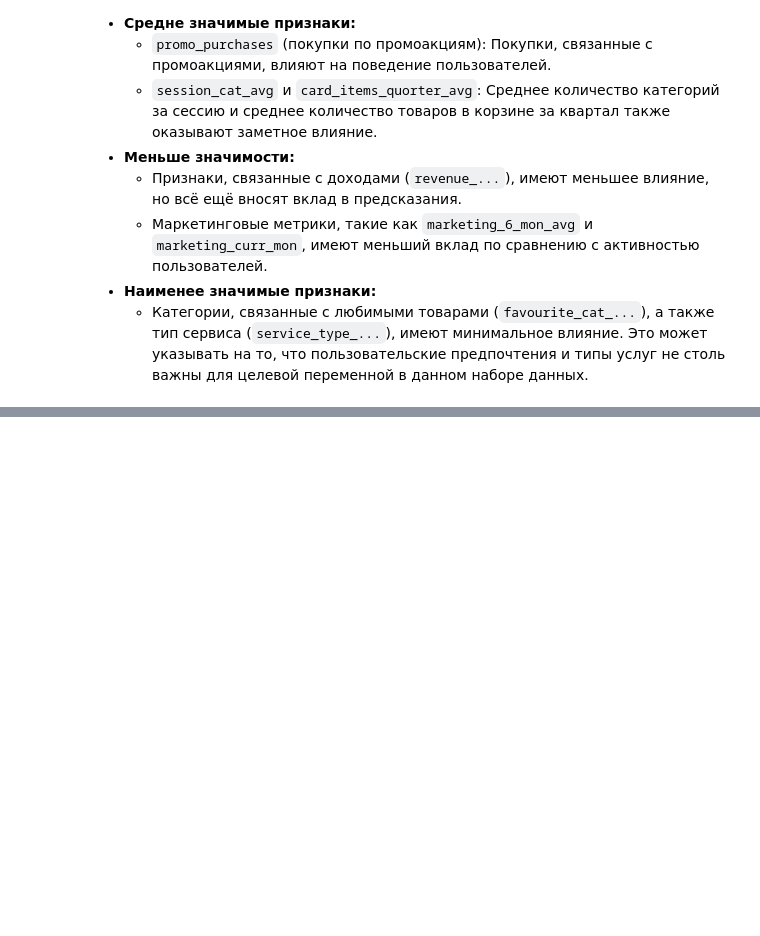
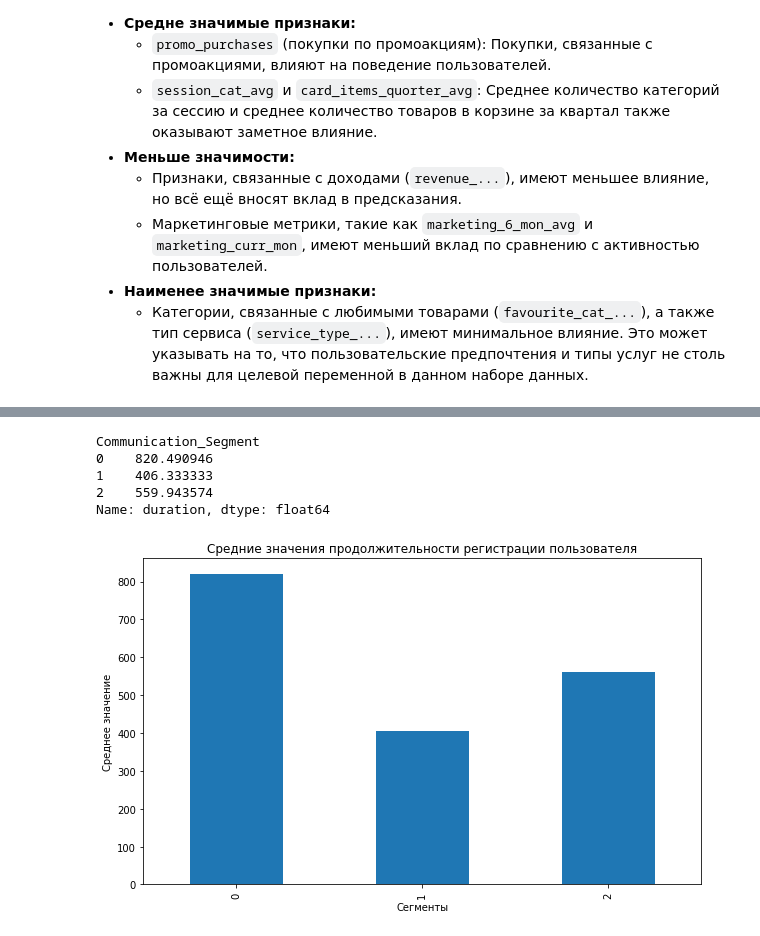
Before and after one commit to arina-fedorova/DataAnalysis, a Jupyter notebook: RU/Анализ поведения покупателей и разработка стратегии повышения активности клиентов/Activity_improvement_strategy.ipynb, the cells around one changed output, grey strips where cells are left out. Saved outputs shown, nothing was run; the diff lists cells and outputs as text; code cells hidden in the pictures; blank space fills up the shorter version.

```diff
--- a/RU/Анализ поведения покупателей и разработка стратегии повышения активности клиентов/Activity_improvement_strategy.ipynb
+++ b/RU/Анализ поведения покупателей и разработка стратегии повышения активности клиентов/Activity_improvement_strategy.ipynb
@@ -1401,0 +1611,17 @@ plt.show()
+# %%
+duration_analysis = final_merged_df.groupby('Communication_Segment')['duration'].mean()
+print(duration_analysis)
+
+# Визуализация среднего значения для ключевых признаков
+duration_analysis.T.plot(kind='bar', figsize=(10, 6))
+plt.title('Средние значения продолжительности регистрации пользователя')
+plt.xlabel('Сегменты')
+plt.ylabel('Среднее значение')
+plt.show()
+# %% [output]
+Communication_Segment
+0    820.490946
+1    406.333333
+2    559.943574
+Name: duration, dtype: float64
+[figure, added]
```
Also changed, not shown: parts of 30 cells of this notebook.
